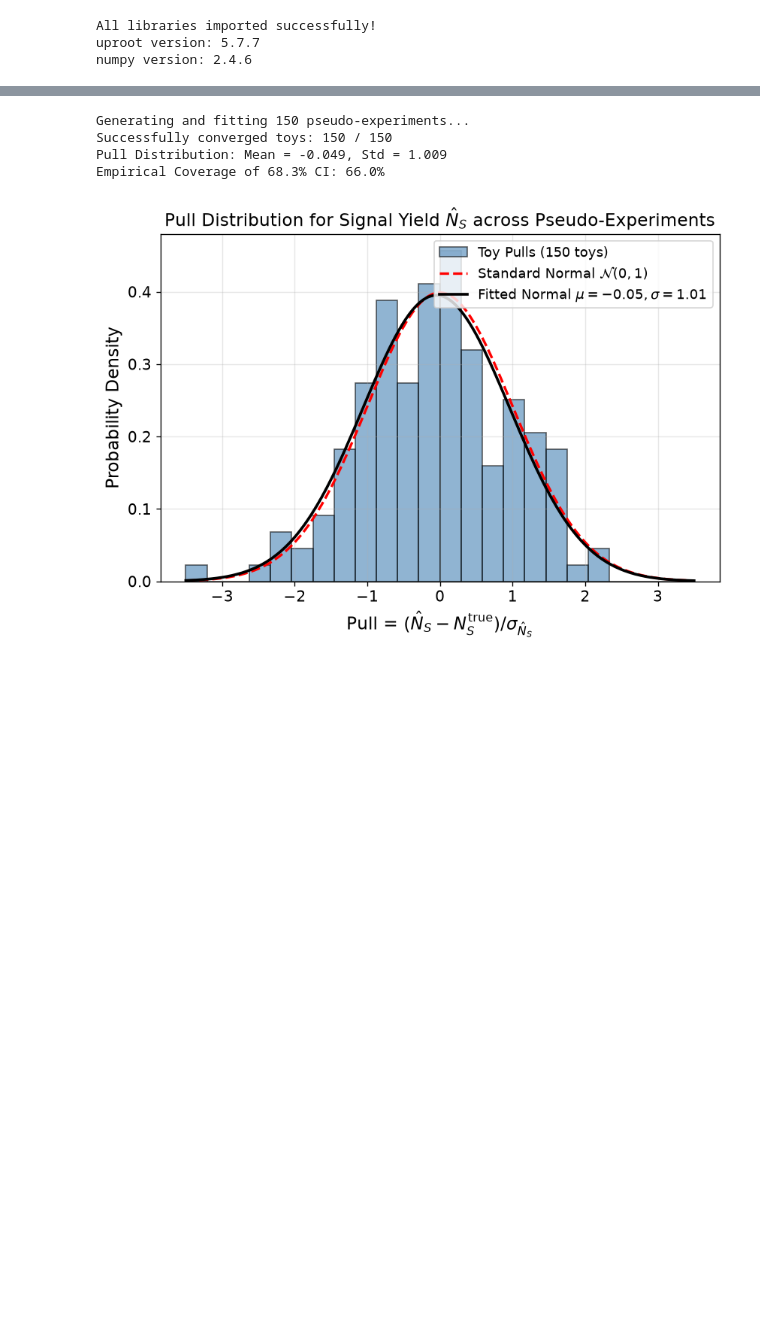
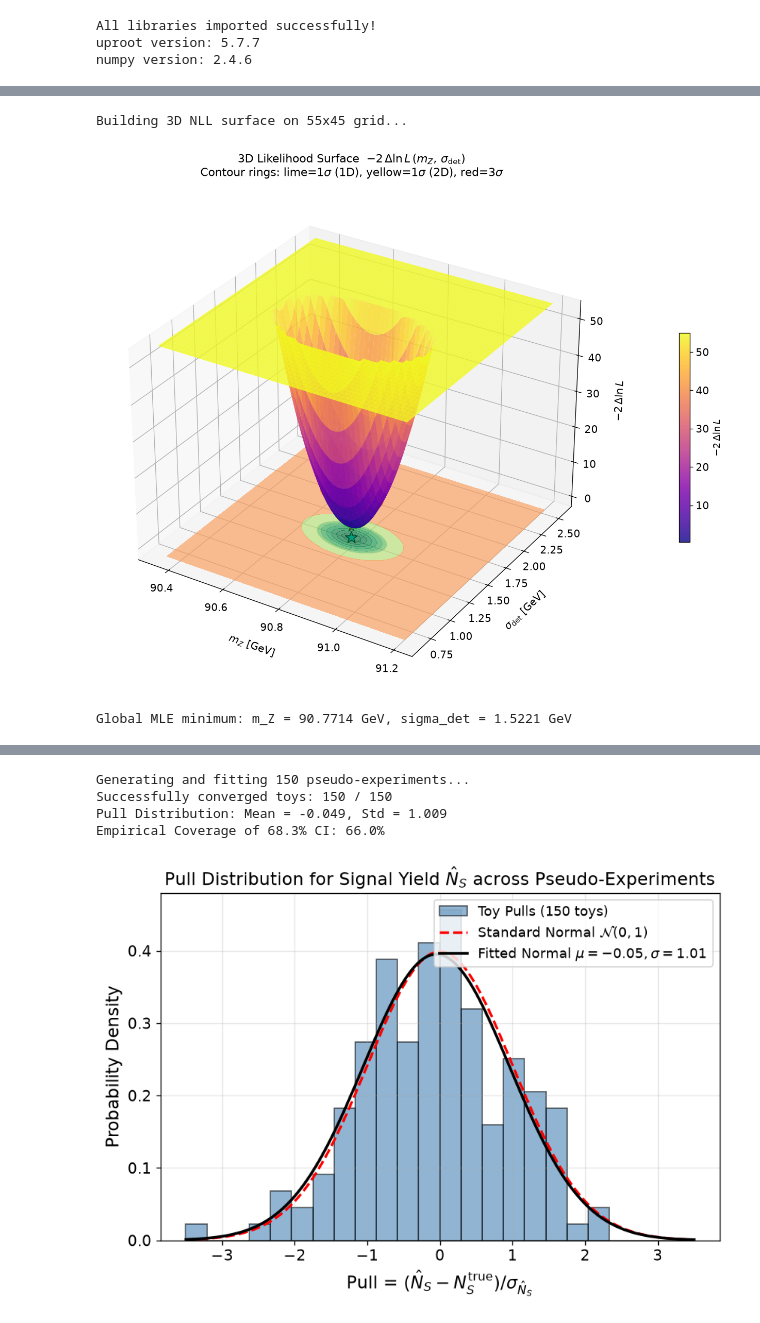
Before and after one commit to AdityaKChoubey/Statistical-Inference-for-HEP-Problems, a Jupyter notebook: CMS_Z_Dimuon_Likelihood_Inference.ipynb, the cells around one changed output, grey strips where cells are left out. Cells and saved outputs as stored; diff of their text form; code cells hidden in the pictures; blank space fills up the shorter version.

```diff
--- a/CMS_Z_Dimuon_Likelihood_Inference.ipynb
+++ b/CMS_Z_Dimuon_Likelihood_Inference.ipynb
@@ -461,0 +583,71 @@ plt.show()
+# %%
+# 3D NLL Surface: -2 Δln L over (m_Z, σ_det) parameter space
+mz_ax  = np.linspace(90.35, 91.20, 55)
+sig_ax = np.linspace(0.65,  2.55,  45)
+MZ_g, SIG_g = np.meshgrid(mz_ax, sig_ax)
+
+NLL_surf = np.zeros_like(MZ_g)
+ns0, nb0, lam0 = fit_params['n_s'], fit_params['n_b'], fit_params['lam']
+
+print("Building 3D NLL surface on 55x45 grid...")
+for i in range(MZ_g.shape[0]):
+    for j in range(MZ_g.shape[1]):
+        NLL_surf[i, j] = extended_nll(ns0, nb0, MZ_g[i, j], SIG_g[i, j], lam0)
+
+DNLL_surf = np.clip(2.0 * (NLL_surf - nll_mle), 0, 55)
+
+fig = plt.figure(figsize=(13, 9))
+ax3d = fig.add_subplot(111, projection='3d')
+
+surf = ax3d.plot_surface(
+    MZ_g, SIG_g, DNLL_surf,
+    cmap='plasma', alpha=0.82, linewidth=0, antialiased=True,
+    rcount=45, ccount=55
+)
+
+# Bottom projection contours (floor at z = -3)
+ax3d.contourf(
+    MZ_g, SIG_g, DNLL_surf, zdir='z', offset=-3,
+    levels=[0, 1.00, 2.30, 4.00, 6.18, 9.00, 11.83, 25, 55],
+    cmap='RdYlGn_r', alpha=0.65
+)
+
+# Mark the MLE minimum
+ax3d.scatter(
+    [m_z_hat], [fit_params['sigma']], [-3],
+    color='cyan', s=220, marker='*', zorder=10,
+    edgecolors='black', lw=1.0, label='MLE'
+)
+ax3d.scatter(
+    [m_z_hat], [fit_params['sigma']], [0],
+    color='red', s=120, marker='*', zorder=10, edgecolors='black', lw=0.8
+)
+
+# CL rings on the surface
+for level, col in [(1.00, 'lime'), (2.30, 'yellow'), (9.00, 'orangered')]:
+    ax3d.contour(
+        MZ_g, SIG_g, DNLL_surf,
+        levels=[level], colors=[col], linewidths=2.0, zorder=5
+    )
+
+ax3d.set_xlabel(r'$m_Z$ [GeV]', labelpad=12, fontsize=12)
+ax3d.set_ylabel(r'$\sigma_{\mathrm{det}}$ [GeV]', labelpad=12, fontsize=12)
+ax3d.set_zlabel(r'$-2\,\Delta\ln L$', labelpad=10, fontsize=12)
+ax3d.set_zlim(-3, 55)
+ax3d.set_title(
+    r'3D Likelihood Surface  $-2\,\Delta\ln L\,(m_Z,\,\sigma_{\mathrm{det}})$' + '\n' +
+    r'Contour rings: lime=$1\sigma$ (1D), yellow=$1\sigma$ (2D), red=$3\sigma$',
+    pad=14, fontsize=13
+)
+ax3d.view_init(elev=30, azim=-58)
+
+cbar = fig.colorbar(surf, ax=ax3d, shrink=0.42, pad=0.10)
+cbar.set_label(r'$-2\,\Delta\ln L$', fontsize=11)
+
+plt.tight_layout()
+plt.show()
+print(f"Global MLE minimum: m_Z = {m_z_hat:.4f} GeV, sigma_det = {fit_params['sigma']:.4f} GeV")
+# %% [output]
+Building 3D NLL surface on 55x45 grid...
+[figure, added]
+Global MLE minimum: m_Z = 90.7714 GeV, sigma_det = 1.5221 GeV
```
Also changed, not shown: parts of 23 cells of this notebook.
